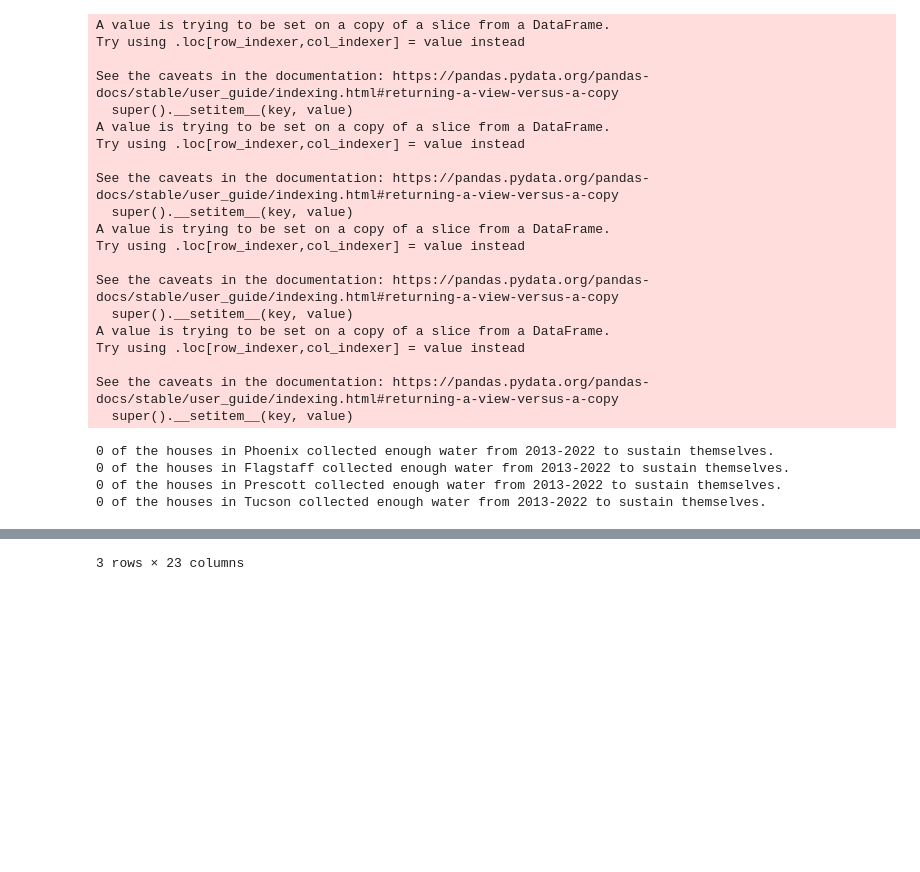
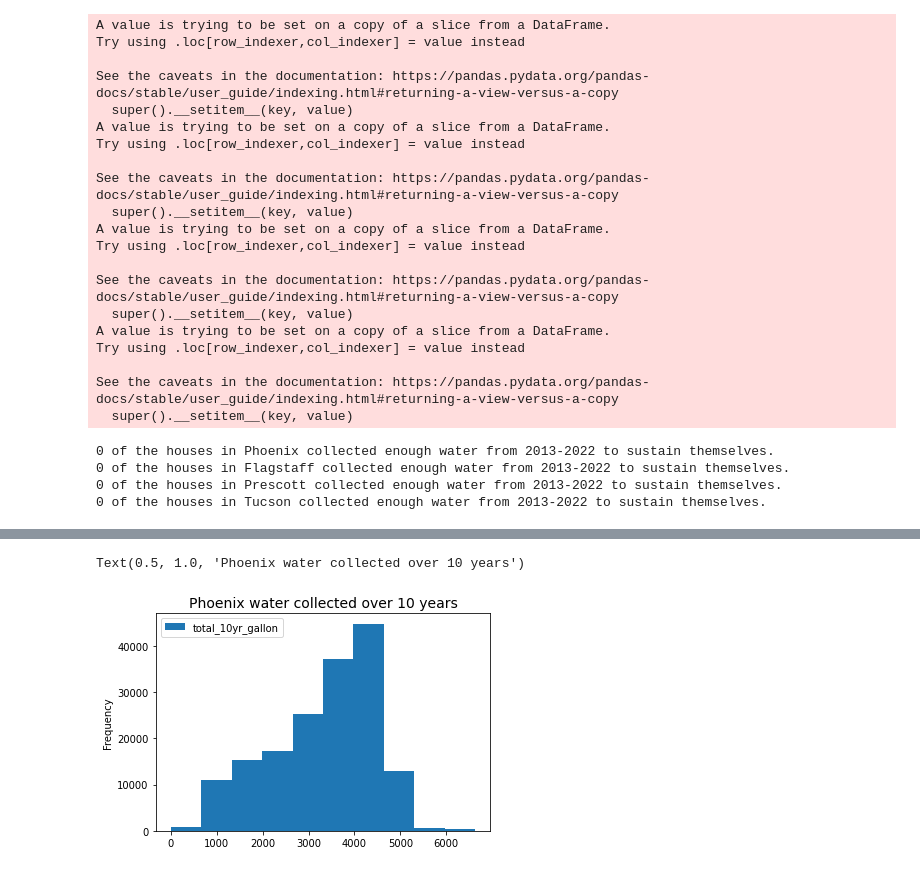
Before and after one commit to emersonw1/RainfallCollection, a Jupyter notebook: main.ipynb, the cells around one changed output, grey strips where cells are left out. Drawn from its saved outputs; the diff is of its cells as text; code cells hidden in the pictures; blank space fills up the shorter version.

Commit message:
added histograms

```diff
--- a/main.ipynb
+++ b/main.ipynb
@@ -528,11 +528,10 @@ print(f'{tucs_met.shape[0]} of the houses in Tucson collected enough water from
 0 of the houses in Prescott collected enough water from 2013-2022 to sustain themselves.
 0 of the houses in Tucson collected enough water from 2013-2022 to sustain themselves.
 # %%
-# Look in the total_10yr_gallon column to see how much water could be collected over 10 years
+# Phoenix
+# How much water could be collected over a the 10-year period 2013-2022
 # 532,900 gallons is what an average house would use in a 10 year period
 
-#phnx.head(3)
-#flag.head(3)
-#pres.head(3)
-tucs.head(3)
+hist = phnx.plot(column='total_10yr_gallon', kind='hist')
+hist.set_title("Phoenix water collected over 10 years", fontsize=14)
 # %% [output]
@@ -543 +538,2 @@ tucs.head(3)
-3 rows × 23 columns
+Text(0.5, 1.0, 'Phoenix water collected over 10 years')
+[figure, added]
```
Also changed, not shown: parts of 5 cells of this notebook, 1 other file.
